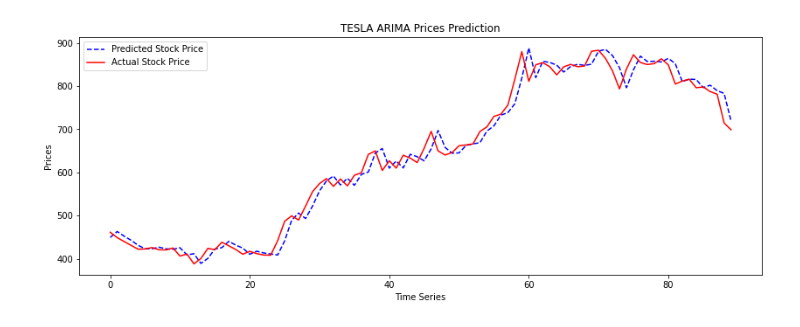
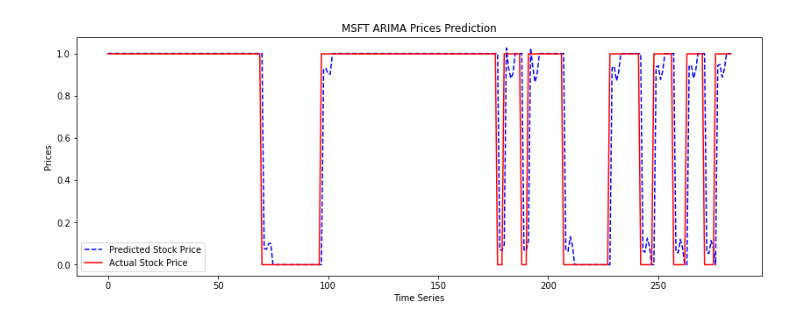
Before and after one commit to gopibalasingam/MMAI894, a Jupyter notebook: stock_model_testing.ipynb, the cells around one changed output. Cells and saved outputs as stored; diff of their text form; code cells hidden in the pictures.

```diff
--- a/stock_model_testing.ipynb
+++ b/stock_model_testing.ipynb
@@ -69,9 +112,9 @@ y_train = []
 
 for i in range(10, data_training_normalized.shape[0]):
     X_train.append(data_training_normalized[i-10:i])
-    y_train.append(data_training_normalized[i, 0])
+    y_train.append(data_training_normalized[i, 8])
 
 X_train, y_train = np.array(X_train), np.array(y_train)
 
-print(X_train.shape)
+print(X_train.shape, y_train.shape)
 # %% [output]
@@ -200,0 +317,18 @@ plt.show()
+# %%
+print("---- LSTM SCORE ------")
+#test_loss, test_accuracy = model.evaluate(X_test, y_test)
+
+from sklearn.metrics import average_precision_score, confusion_matrix, classification_report
+print(average_precision_score(y_test, y_pred))
+
+for x in range(y_pred.size):
+    if (y_pred[x] < 0.8):
+        y_pred[x] = 0
+    else:
+        y_pred[x] = 1
+
+cm = confusion_matrix(y_test, y_pred)
+print(cm)
+
+class_names = ['Sell', 'Buy']
+print(classification_report(y_test, y_pred, target_names=class_names,digits=3))
@@ -206,8 +353,17 @@ Testing Mean Squared Error is 2821.0585184734773
 # %%
+# Create short simple moving average over the short window
+df['short_mavg'] = df['Close'].rolling(window=5, min_periods=1, center=False).mean()
+
+# Create long simple moving average over the long window
+df['long_mavg'] = df['Close'].rolling(window=30, min_periods=1, center=False).mean()
+
+# Create signals
+df['signal'] = np.where(df['short_mavg'] > df['long_mavg'], 1.0, 0.0)
+
 train_data, test_data = df[0:int(len(df)*0.7)], df[int(len(df)*0.7):]
 
-training_data = train_data['Close'].values
-test_data = test_data['Close'].values
+training_data = train_data['signal'].values
+test_data = test_data['signal'].values
 
 history = [x for x in training_data]
 
@@ -230,14 +404,14 @@ Testing Mean Squared Error is 608.482737852209
 # %%
 # Visualising the results
 test_set_range = df[int(len(df)*0.7):].index
 
 plt.figure(figsize=(14,5))
 plt.plot(model_predictions, color='blue', linestyle='dashed',label='Predicted Stock Price')
 plt.plot(test_data, color='red', label='Actual Stock Price')
-plt.title('TESLA ARIMA Prices Prediction')
+plt.title('MSFT ARIMA Prices Prediction')
 plt.xlabel('Time Series')
 plt.ylabel('Prices')
 plt.legend()
 plt.show()
 # %% [output]
-[figure, old version]
+[figure, new version]
```
Also changed, not shown: parts of 14 cells of this notebook.
